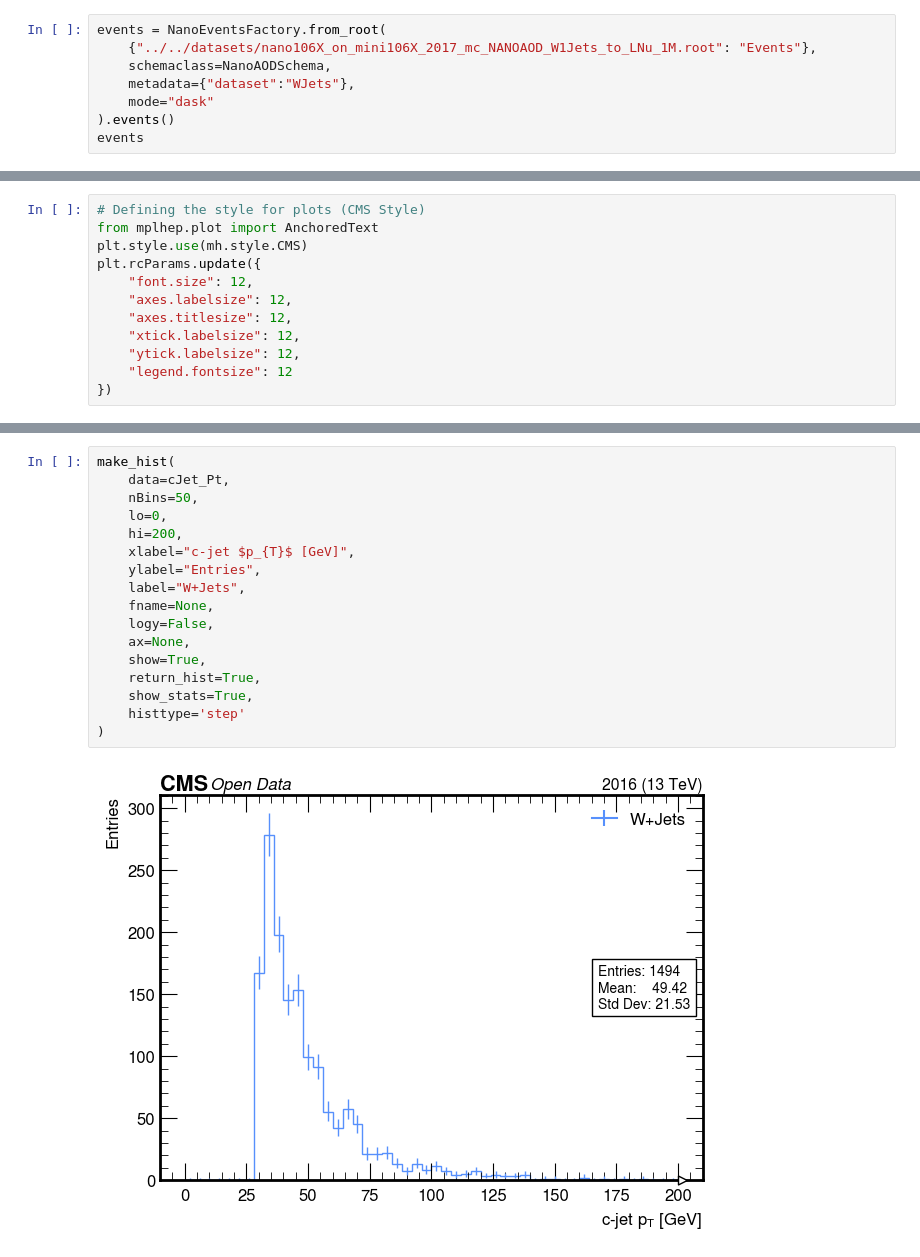
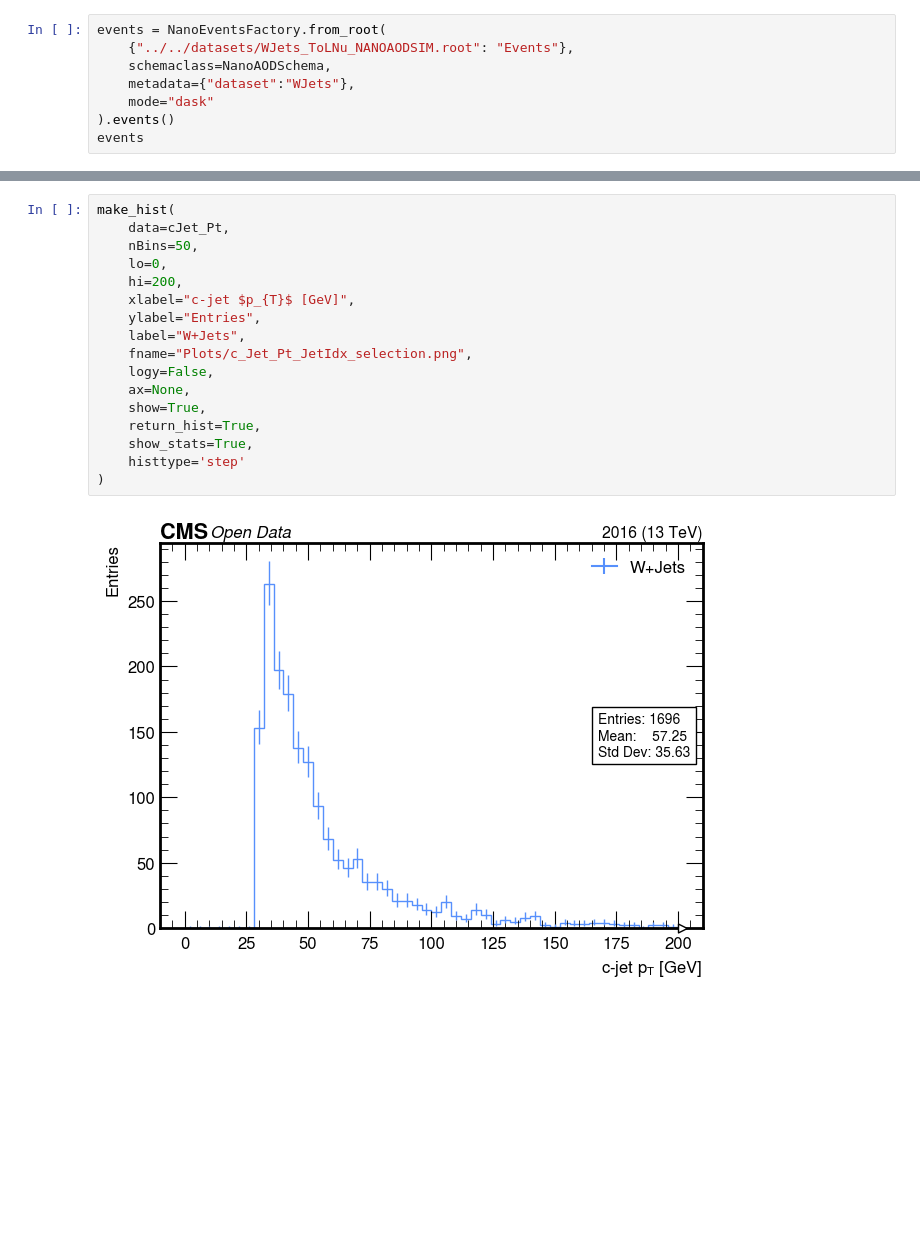
Before and after one commit to xondikoi03/charmTaggingAnalysis, a Jupyter notebook: Coffea/notebooks/Wc_Analysis_Test.ipynb, the cells around one changed output, grey strips where cells are left out. Drawn from its saved outputs; the diff is of its cells as text; blank space fills up the shorter version.

```diff
--- a/Coffea/notebooks/Wc_Analysis_Test.ipynb
+++ b/Coffea/notebooks/Wc_Analysis_Test.ipynb
@@ -16,7 +11,7 @@ vector.register_awkward()
 NanoAODSchema.warn_missing_crossrefs = False
 # %%
 events = NanoEventsFactory.from_root(
-    {"../../datasets/nano106X_on_mini106X_2017_mc_NANOAOD_W1Jets_to_LNu_1M.root": "Events"},
+    {"../../datasets/WJets_ToLNu_NANOAODSIM.root": "Events"},
     schemaclass=NanoAODSchema,
     metadata={"dataset":"WJets"},
     mode="dask"
@@ -27,12 +22,0 @@ dask.awkward<from-uproot, npartitions=1>
-# %%
-# Defining the style for plots (CMS Style)
-from mplhep.plot import AnchoredText
-plt.style.use(mh.style.CMS)
-plt.rcParams.update({
-    "font.size": 12,
-    "axes.labelsize": 12,
-    "axes.titlesize": 12,
-    "xtick.labelsize": 12,
-    "ytick.labelsize": 12,
-    "legend.fontsize": 12
-})
@@ -479,21 +262,21 @@ cJet_Pt = dak.flatten(c_Jets.pt)
 # %%
 make_hist(
     data=cJet_Pt,
     nBins=50,
     lo=0,
     hi=200,
     xlabel="c-jet $p_{T}$ [GeV]",
     ylabel="Entries",
     label="W+Jets",
-    fname=None,
+    fname="Plots/c_Jet_Pt_JetIdx_selection.png",
     logy=False,
     ax=None,
     show=True,
     return_hist=True,
     show_stats=True,
     histtype='step'
 )
 # %% [output]
-[figure, old version]
+[figure, new version]
 (<Figure size 700x500 with 1 Axes>,
  <Axes: xlabel='c-jet $p_{T}$ [GeV]', ylabel='Entries'>,
```
Also changed, not shown: parts of 20 cells of this notebook, 5 other files.
